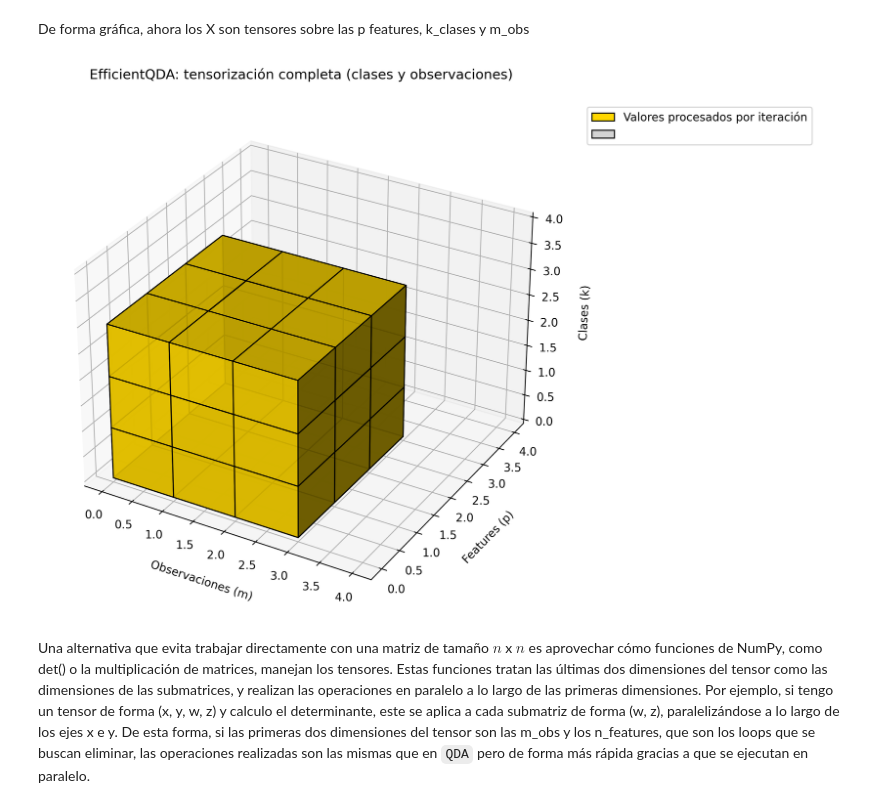
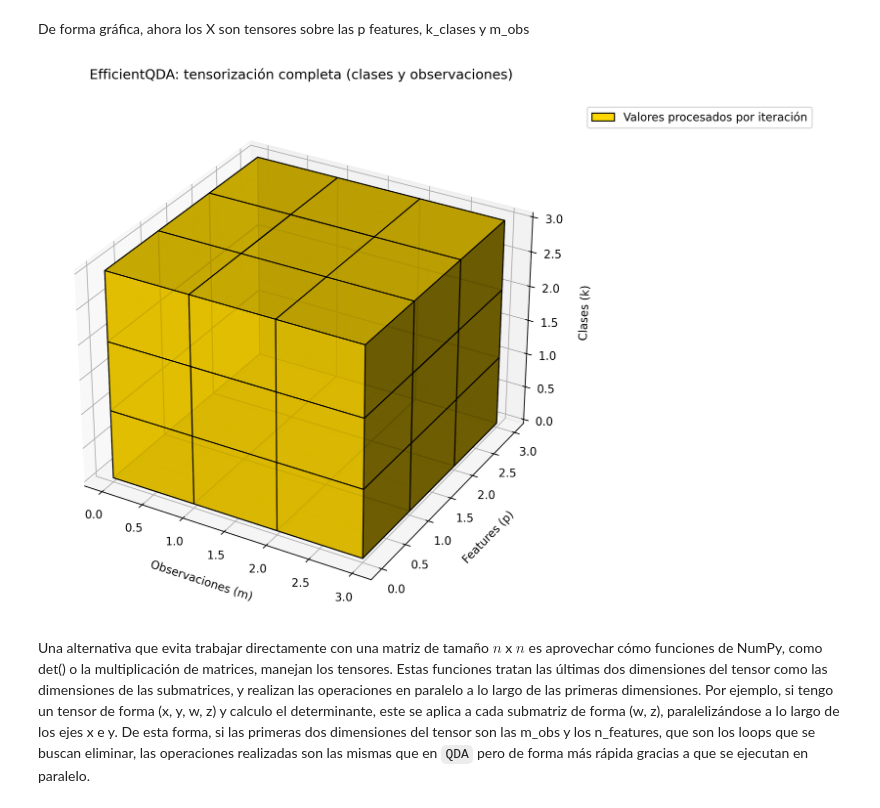
Before and after one commit to martinbrocca/CEIA-AMIA-TP1, a Jupyter notebook: AMIA_2025_TP1.ipynb, the cells around one changed output. Drawn from its saved outputs; the diff is of its cells as text; code cells hidden in the pictures.

```diff
--- a/AMIA_2025_TP1.ipynb
+++ b/AMIA_2025_TP1.ipynb
@@ -670,9 +670,9 @@ class FasterQDA(TensorizedQDA):
 # %% [markdown]
 De forma gráfica, ahora los X son tensores sobre las p features, k_clases y m_obs
 # %%
-display(Image(filename="EfficientQDA - tensorización completa (clases y observaciones).png"))
+display(Image(filename="figures/EfficientQDA - tensorización completa clases y observaciones.png"))
 # %% [output]
-[figure, old version]
+[figure, new version]
 # %% [markdown]
 Una alternativa que evita trabajar directamente con una matriz de tamaño $n$ x $n$ es aprovechar cómo funciones de NumPy, como det() o la multiplicación de matrices, manejan los tensores. Estas funciones tratan las últimas dos dimensiones del tensor como las dimensiones de las submatrices, y realizan las operaciones en paralelo a lo largo de las primeras dimensiones. Por ejemplo, si tengo un tensor de forma (x, y, w, z) y calculo el determinante, este se aplica a cada submatriz de forma (w, z), paralelizándose a lo largo de los ejes x e y.
 De esta forma, si las primeras dos dimensiones del tensor son las m_obs y los n_features, que son los loops que se buscan eliminar, las operaciones realizadas son las mismas que en `QDA` pero de forma más rápida gracias a que se ejecutan en paralelo.
```
Also changed, not shown: parts of 19 cells of this notebook, 7 other files.
